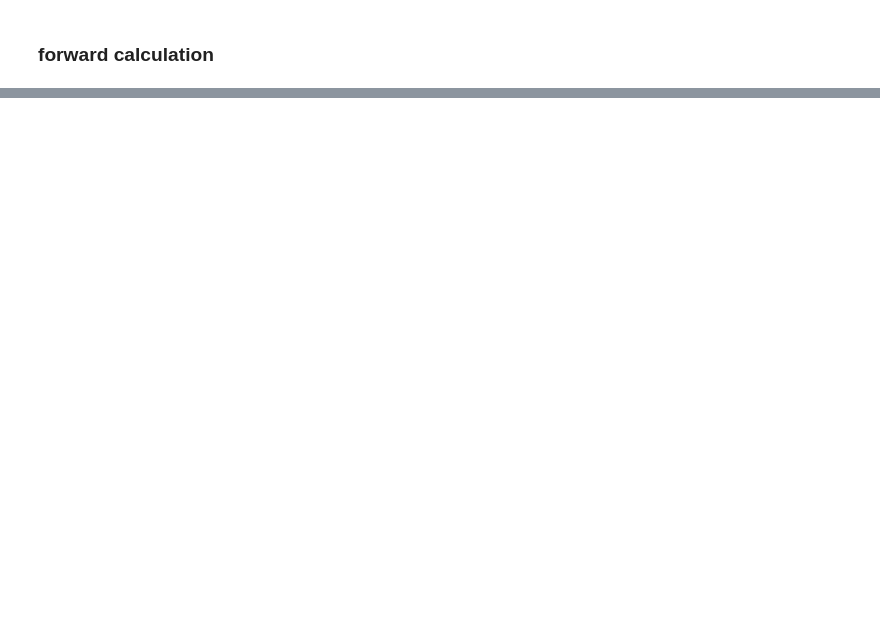
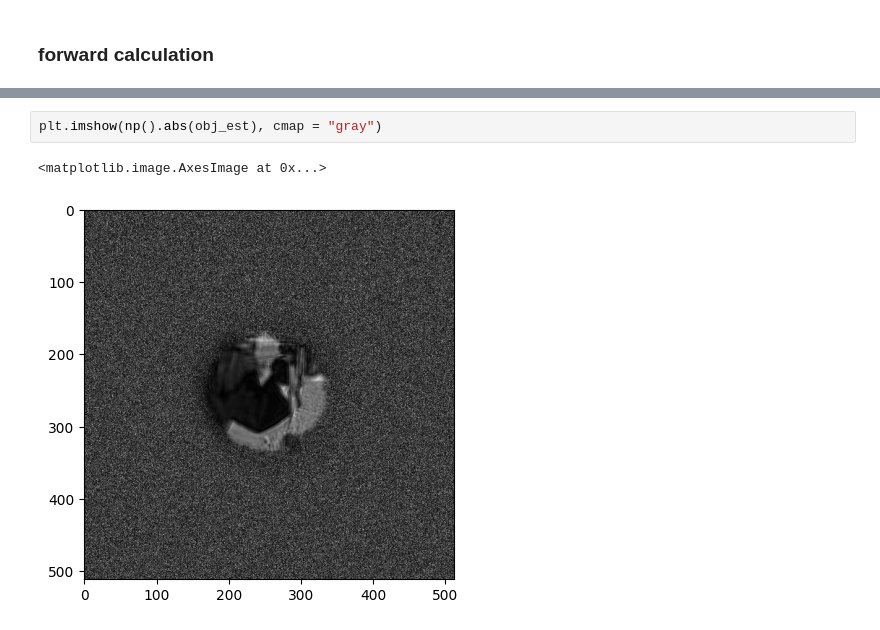
Before and after one commit to sacbow/PtychoEP, a Jupyter notebook: experiments/notebook/basic_ptycho.ipynb, the cells around one changed output, grey strips where cells are left out. Cells and saved outputs as stored; diff of their text form; blank space fills up the shorter version.

```diff
--- a/experiments/notebook/basic_ptycho.ipynb
+++ b/experiments/notebook/basic_ptycho.ipynb
@@ -66,0 +153,5 @@ Poisson noise SNR [dB]: 40.042816162109375
+# %%
+plt.imshow(np().abs(obj_est), cmap = "gray")
+# %% [output]
+<matplotlib.image.AxesImage at 0x...>
+[figure, added]
```
Also changed, not shown: parts of 12 cells of this notebook, 15 other files.
